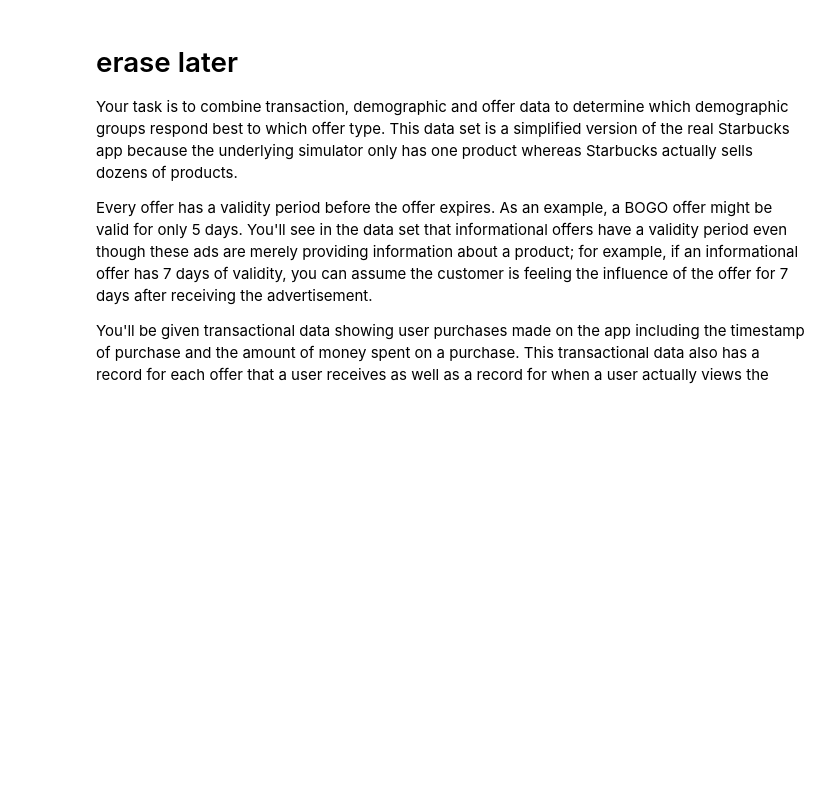
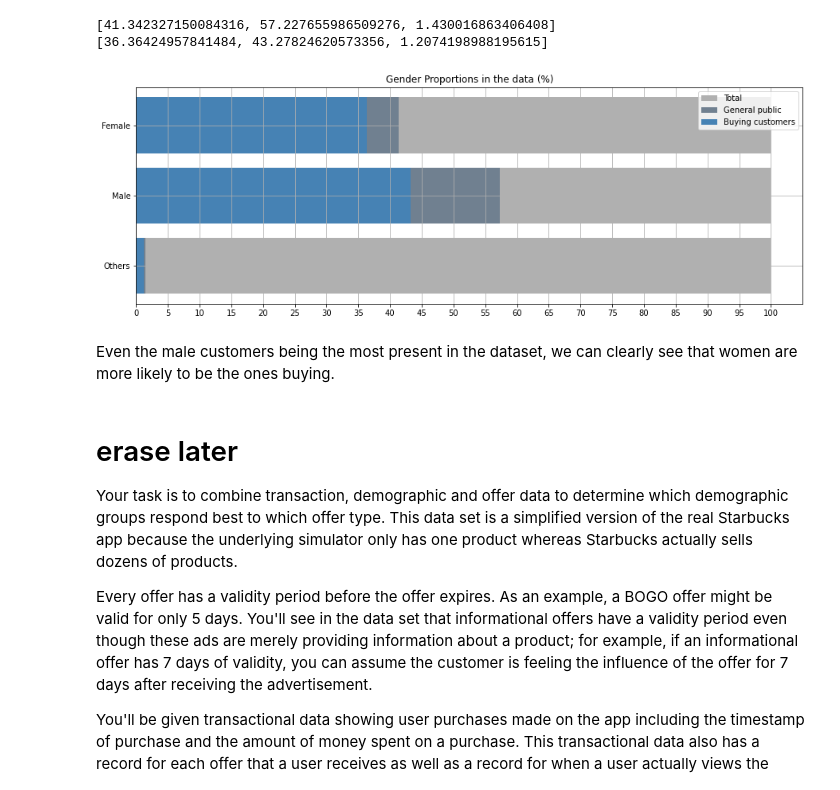
Before and after one commit to dletoneiva/recs_with_starbucks, a Jupyter notebook: data_modeling.ipynb, the cells around one changed output. Saved outputs shown, nothing was run; the diff lists cells and outputs as text; code cells hidden in the pictures; blank space fills up the shorter version.

Commit message:
added gender proportions analysis

```diff
--- a/data_modeling.ipynb
+++ b/data_modeling.ipynb
@@ -40,0 +43,4 @@ The following metrics are going to be used to measure the models performance:
+# %%
+events = pd.read_csv('data\\transcript_clean.csv')
+customers = pd.read_csv('data\profile_clean.csv')
+portfolio = pd.read_csv('data\portfolio_clean.csv')
@@ -40,0 +106,6 @@ The following metrics are going to be used to measure the models performance:
+# %%
+df_merge = pd.merge(customers,
+                    events,
+                    how='outer',
+                    on='customer_id')
+df_merge.head()
@@ -40,0 +120,6 @@ The following metrics are going to be used to measure the models performance:
+# %%
+df = pd.merge(df_merge,
+            portfolio,
+            how='outer',
+            on='offer_id')
+df['offer_id'].unique().shape
@@ -41,3 +153,42 @@ The following metrics are going to be used to measure the models performance:
+# %%
+unique_customs = df.groupby('customer_id').first()
+unique_buying_customs = df[df['offer_completed']>0].groupby('customer_id').first()
+unique_customs_f = unique_customs.gender_F.dropna()
+unique_customs_m = unique_customs.gender_M.dropna()
+unique_customs_o = unique_customs.gender_O.dropna()
+buying_customs_f = unique_buying_customs.gender_F.dropna()
+buying_customs_m = unique_buying_customs.gender_M.dropna()
+buying_customs_o = unique_buying_customs.gender_O.dropna()
+total = unique_customs_f.shape[0]
+
+gender_proportions = [unique_customs_f.sum()/total*100,
+                      unique_customs_m.sum()/total*100,
+                      unique_customs_o.sum()/total*100]
+gender_proportions_buying = [buying_customs_f.sum()/total*100,
+                            buying_customs_m.sum()/total*100,
+                            buying_customs_o.sum()/total*100]
+
+column_names = ['Female', 'Male', 'Others']
+a_hundred = [100, 100, 100] #to plot the background
+
+
+fig, ax = plt.subplots(figsize=(15,5))
+ax.barh(column_names, a_hundred, color = '#B0B0B0')
+ax.barh(column_names, gender_proportions, color = 'slategrey')
+ax.barh(column_names, gender_proportions_buying, color = 'steelblue')
+ax.invert_yaxis()
+ax.set_xticks(range(0,101,5))
+ax.grid()
+ax.legend(['Total','General public', 'Buying customers'])
+ax.set_title('Gender Proportions in the data (%)')
+print(gender_proportions)
+print(gender_proportions_buying)
+# %% [output]
+[41.342327150084316, 57.227655986509276, 1.430016863406408]
+[36.36424957841484, 43.27824620573356, 1.2074198988195615]
+[figure, added]
+# %% [markdown]
+Even the male customers being the most present in the dataset, we can clearly see that women are more likely to be the ones buying.
 # %% [markdown]
 # erase later
 Your task is to combine transaction, demographic and offer data to determine which demographic groups respond best to which offer type. This data set is a simplified version of the real Starbucks app because the underlying simulator only has one product whereas Starbucks actually sells dozens of products.
```
Also changed, not shown: parts of 9 cells of this notebook, 3 other files.
